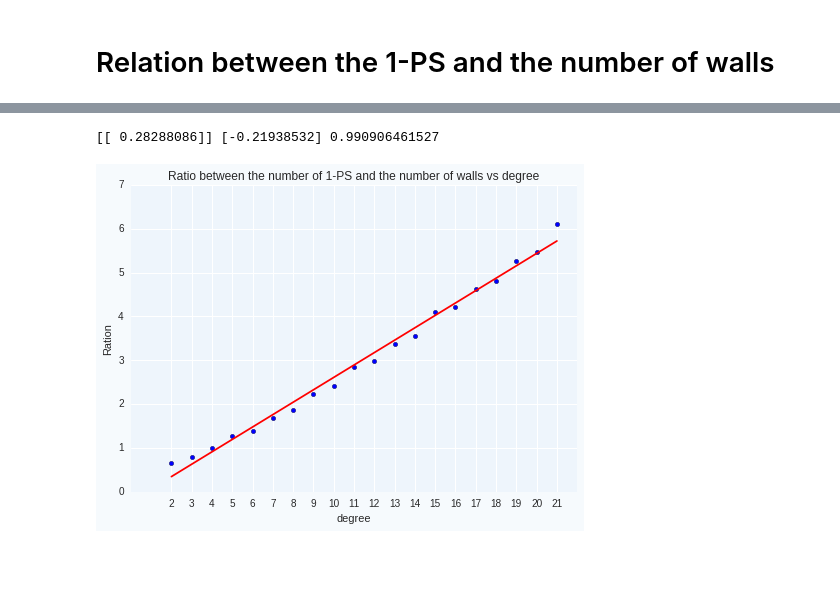
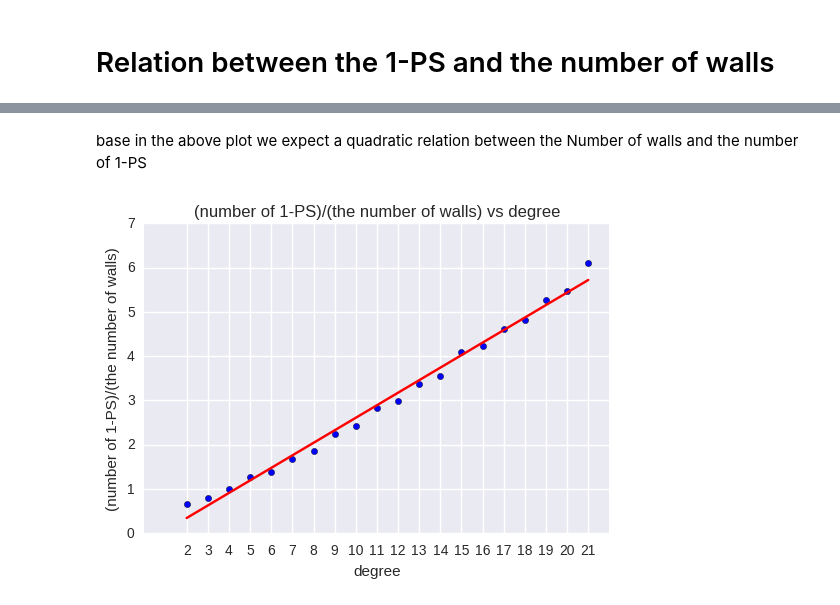
Before and after one commit to pgallardo/Analysis_GIT_data, a Jupyter notebook: DataAnalysisCurves.ipynb, the cells around one changed output, grey strips where cells are left out. Saved outputs shown, nothing was run; the diff lists cells and outputs as text; code cells hidden in the pictures; blank space fills up the shorter version.

```diff
--- a/DataAnalysisCurves.ipynb
+++ b/DataAnalysisCurves.ipynb
@@ -250,0 +103,12 @@ plt.show()
+# %%
+plt.figure(figsize=(9,4))
+for i in DataGIT.index:
+    val = i
+    k=0.1+(0.9-0.1)*i/21
+    L=DataGIT["Parameter"].ix[i]
+    plt.scatter(L, np.zeros_like(L) + val, color="black", s=15, alpha=1)
+    plt.xlabel('Parameters of the 1-PS')
+    plt.ylabel('degree')
+    plt.title("One parameter subgroups (1-PS)")
+    plt.axis([-0.01, 1.01, 0, 21+2])
+plt.show()
@@ -250,0 +139,11 @@ plt.show()
+# %%
+plt.figure(figsize=(15,5))
+for i in DataGIT.index:
+    val = i
+    L=DataGIT["GITWalls"].ix[i]
+    plt.scatter(L, np.zeros_like(L) + val, color="black", s=5)
+    plt.xlabel('walls')
+    plt.ylabel('degree')
+    plt.title("Behavior of the Walls")
+    plt.axis([0, 11.01, 0, 22])
+plt.show()
@@ -250,0 +152,12 @@ plt.show()
+# %%
+plt.figure(figsize=(12,4))
+for i in DataGIT.index:
+    val = i
+    L=DataGIT["NormalizedGITWalls"].ix[i]
+    plt.scatter(L, np.zeros_like(L) + val, color="black", s=6)
+    plt.xlabel('Normalized GIT walls')
+    plt.ylabel('degree')
+    plt.yticks(DataGIT.index)
+    plt.title("Normalized walls among degrees between {} and {}".format(2,21))
+    plt.axis([-0.01, 1.01, 0, 22])
+plt.show()
@@ -263,23 +232,22 @@ plt.show()
+# %% [markdown]
+base in the above plot we expect a quadratic relation between the Number of walls and the number of 1-PS
 # %%
-LY=[i[1]/(i[0]) for i in
-    zip( DataGIT["Number1PS"] , DataGIT["NumberWalls"]) ]
+LY=[i[1]/(i[0]) for i in zip( DataGIT["Number1PS"] , DataGIT["NumberWalls"]) ]
 
 y_target=np.array(LY).reshape(len(LY),1)
 X=DataGIT.index.values.reshape(len(DataGIT.index),1)
 linear.fit(X,y_target)
 y_pred=linear.predict(X)
-
-print linear.coef_, linear.intercept_, linear.score(X,y_target)
+#print linear.coef_, linear.intercept_, linear.score(X,y_target)
 
 plt.scatter(y=y_target,x=X)
 plt.plot(X,y_pred, color="red")
 
 plt.xticks(DataGIT.index)
-plt.title("Ratio between the number of 1-PS and the number of walls vs degree")
+plt.title("(number of 1-PS)/(the number of walls) vs degree")
 plt.xlabel("degree")
-plt.ylabel("Ration")
+plt.ylabel("(number of 1-PS)/(the number of walls)")
 plt.axis([0,22,0,7])
 plt.show()
 # %% [output]
-[[ 0.28288086]] [-0.21938532] 0.990906461527
-[figure, old version]
+[figure, new version]
```
Also changed, not shown: parts of 55 cells of this notebook.
